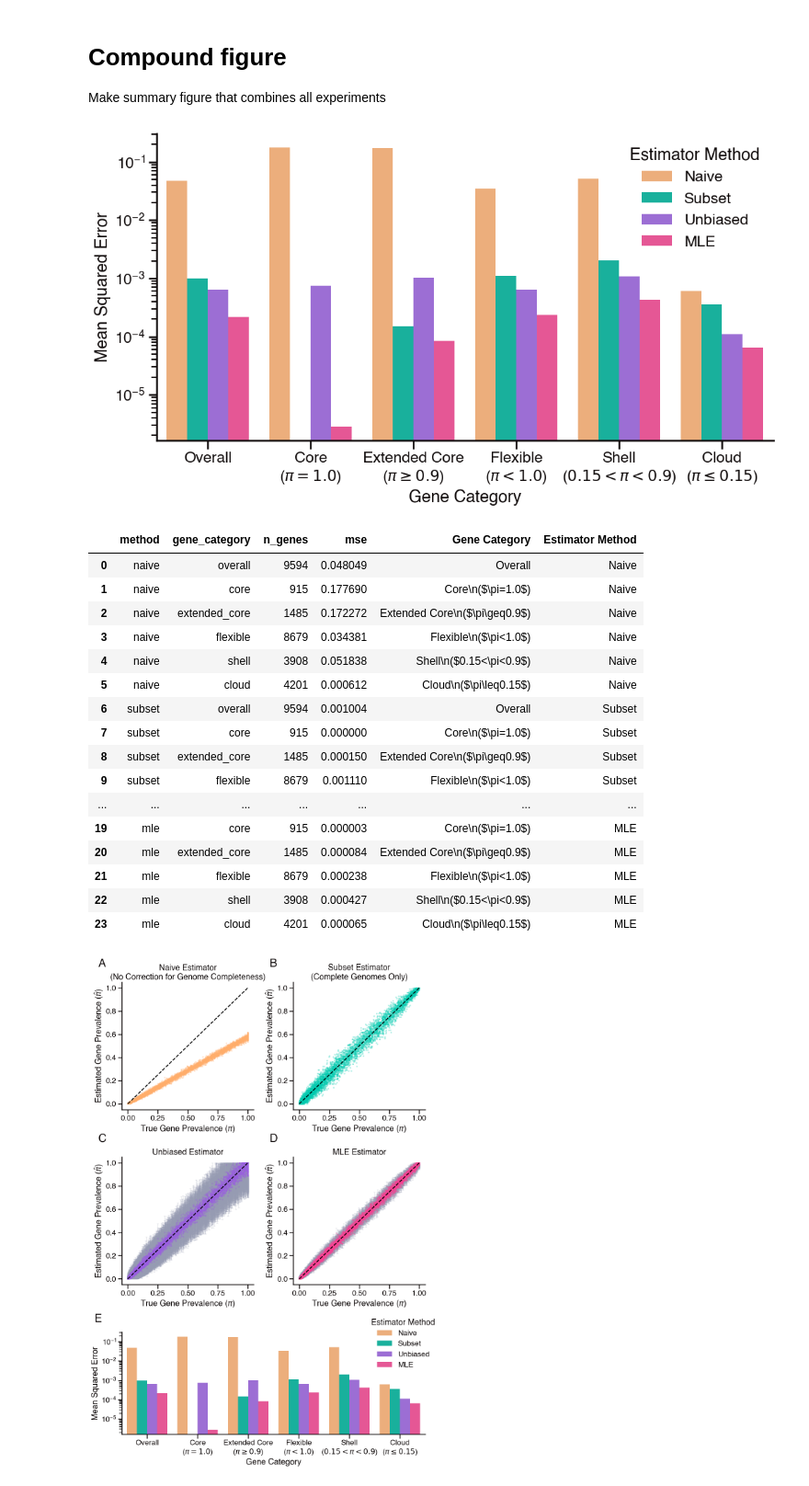
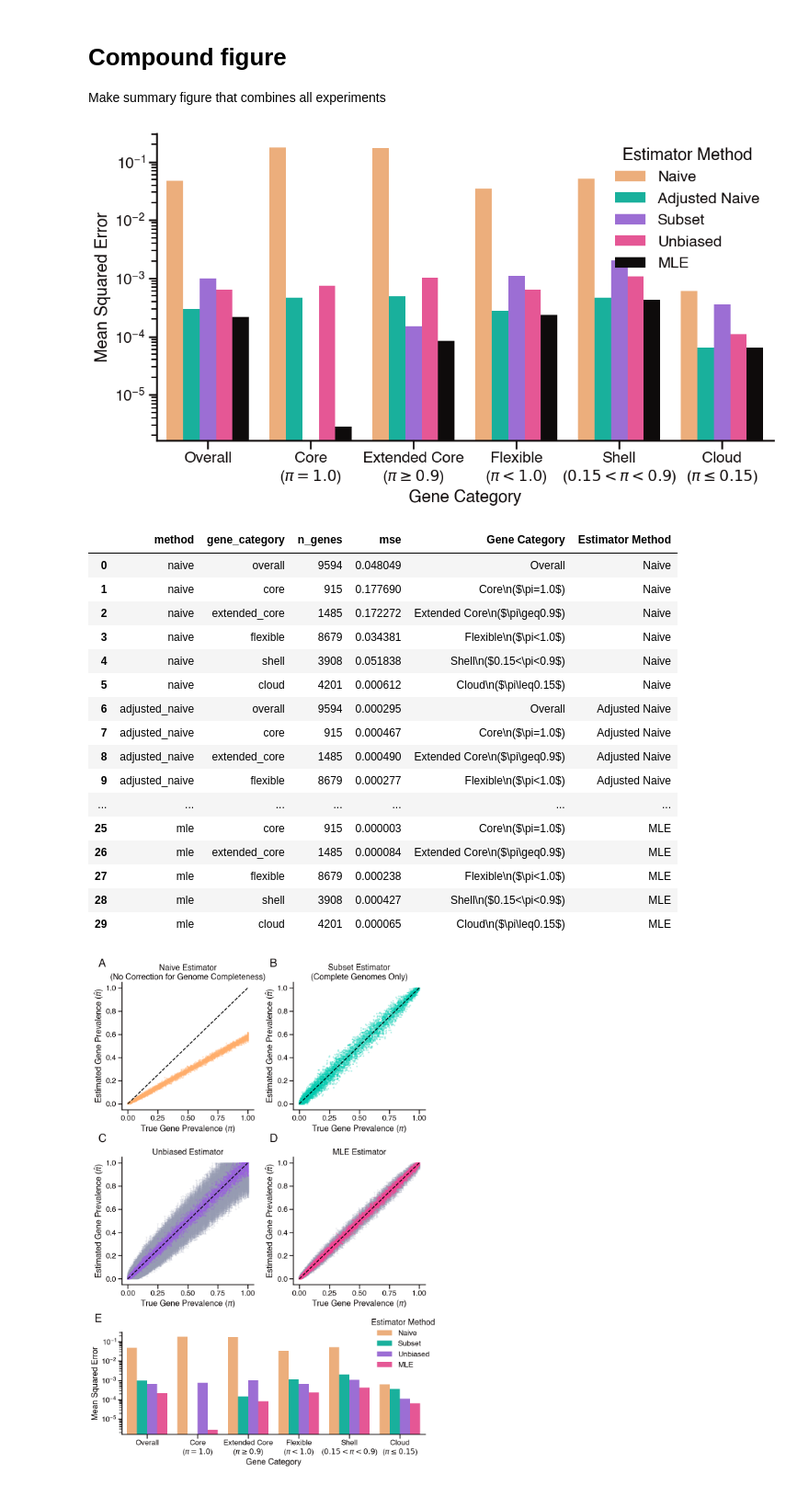
Before and after one commit to blasks/gene-prevalence, a Jupyter notebook: experiments/2-method-comparison-simulations.ipynb, the cells around one changed output. Shown at 92% size. Drawn from its saved outputs; the diff is of its cells as text; code cells hidden in the pictures.

```diff
--- a/experiments/2-method-comparison-simulations.ipynb
+++ b/experiments/2-method-comparison-simulations.ipynb
@@ -452,37 +501,41 @@ gene_category_labels = {
     'core': f"Core\n({r'$\pi=1.0$'})",
     'extended_core': f"Extended Core\n({r'$\pi\geq0.9$'})",
     'flexible': f"Flexible\n({r'$\pi<1.0$'})",
     'shell': f"Shell\n({r'$0.15<\pi<0.9$'})",
     'cloud': f"Cloud\n({r'$\pi\leq0.15$'})"
 }
 mse_df['Gene Category'] = mse_df['gene_category'].map(gene_category_labels)
 
 # add estimator method labels for plotting
 mse_df['Estimator Method'] = mse_df['method'].map({
     'naive': 'Naive',
     'subset': 'Subset',
     'unbiased': 'Unbiased',
-    'mle': 'MLE'
+    'mle': 'MLE',
+    'adjusted_naive': 'Adjusted Naive'
 })
 
 fig, ax = plt.subplots(figsize=(12, 6))
 sns.barplot(
     data=mse_df,
     x='Gene Category',
     y='mse',
     hue='Estimator Method',
     ax=ax,
-    palette=[sns.color_palette()[i] for i in [1, 2, 0, 3]]
+    palette=[sns.color_palette()[i] for i in [1, 2, 0, 3, 4]]
 )
 ax.set_yscale('log')
 ax.set_xlabel("Gene Category")
 ax.set_ylabel("Mean Squared Error")
 plt.show()
 
 # show mse_df
-mse_df
+display(mse_df)
+
+# drop adjusted naive method from mse_df for final plotting
+mse_df = mse_df[mse_df['method'] != 'adjusted_naive']
 # %% [output]
-[figure, old version]
+[figure, new version]
 |  | method | gene_category | n_genes | mse | Gene Category | Estimator Method |
 | 0 | naive | overall | 9594 | 0.048049 | Overall | Naive |
 | 1 | naive | core | 915 | 0.177690 | Core\n($\pi=1.0$) | Naive |
@@ -490,16 +543,16 @@ mse_df
 | 3 | naive | flexible | 8679 | 0.034381 | Flexible\n($\pi<1.0$) | Naive |
 | 4 | naive | shell | 3908 | 0.051838 | Shell\n($0.15<\pi<0.9$) | Naive |
 | 5 | naive | cloud | 4201 | 0.000612 | Cloud\n($\pi\leq0.15$) | Naive |
-| 6 | subset | overall | 9594 | 0.001004 | Overall | Subset |
-| 7 | subset | core | 915 | 0.000000 | Core\n($\pi=1.0$) | Subset |
-| 8 | subset | extended_core | 1485 | 0.000150 | Extended Core\n($\pi\geq0.9$) | Subset |
-| 9 | subset | flexible | 8679 | 0.001110 | Flexible\n($\pi<1.0$) | Subset |
+| 6 | adjusted_naive | overall | 9594 | 0.000295 | Overall | Adjusted Naive |
+| 7 | adjusted_naive | core | 915 | 0.000467 | Core\n($\pi=1.0$) | Adjusted Naive |
+| 8 | adjusted_naive | extended_core | 1485 | 0.000490 | Extended Core\n($\pi\geq0.9$) | Adjusted Naive |
+| 9 | adjusted_naive | flexible | 8679 | 0.000277 | Flexible\n($\pi<1.0$) | Adjusted Naive |
 | ... | ... | ... | ... | ... | ... | ... |
-| 19 | mle | core | 915 | 0.000003 | Core\n($\pi=1.0$) | MLE |
-| 20 | mle | extended_core | 1485 | 0.000084 | Extended Core\n($\pi\geq0.9$) | MLE |
-| 21 | mle | flexible | 8679 | 0.000238 | Flexible\n($\pi<1.0$) | MLE |
-| 22 | mle | shell | 3908 | 0.000427 | Shell\n($0.15<\pi<0.9$) | MLE |
-| 23 | mle | cloud | 4201 | 0.000065 | Cloud\n($\pi\leq0.15$) | MLE |
+| 25 | mle | core | 915 | 0.000003 | Core\n($\pi=1.0$) | MLE |
+| 26 | mle | extended_core | 1485 | 0.000084 | Extended Core\n($\pi\geq0.9$) | MLE |
+| 27 | mle | flexible | 8679 | 0.000238 | Flexible\n($\pi<1.0$) | MLE |
+| 28 | mle | shell | 3908 | 0.000427 | Shell\n($0.15<\pi<0.9$) | MLE |
+| 29 | mle | cloud | 4201 | 0.000065 | Cloud\n($\pi\leq0.15$) | MLE |
 # %%
 # combine all plots into a single publication-ready figure
 
```
Also changed, not shown: parts of 5 cells of this notebook, 3 other files.
